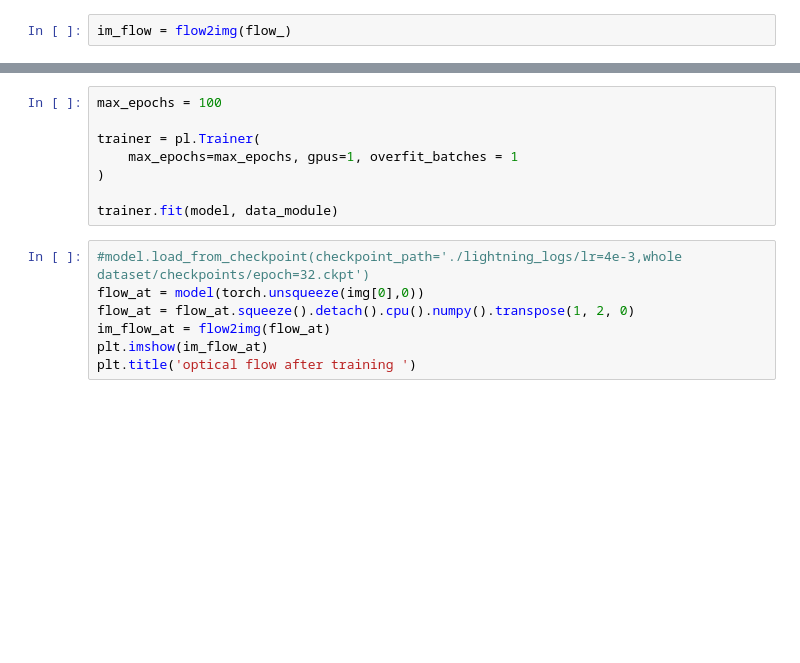
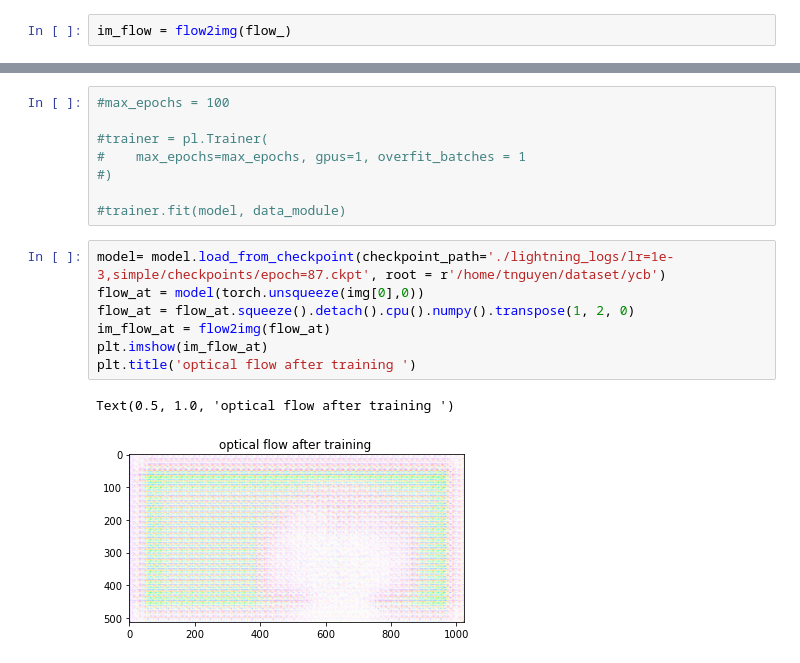
Before and after one commit to dongliangcao/OCFlow, a Jupyter notebook: Model_Test.ipynb, the cells around one changed output, grey strips where cells are left out. Saved outputs shown, nothing was run; the diff lists cells and outputs as text; blank space fills up the shorter version.

Commit message:
Add visualization of flow training in notebook Model_Test

```diff
--- a/Model_Test.ipynb
+++ b/Model_Test.ipynb
@@ -61,15 +68,18 @@ plt.title('optical flow')
 # %%
-max_epochs = 100
+#max_epochs = 100
 
-trainer = pl.Trainer(
-    max_epochs=max_epochs, gpus=1, overfit_batches = 1
-)
+#trainer = pl.Trainer(
+#    max_epochs=max_epochs, gpus=1, overfit_batches = 1
+#)
 
-trainer.fit(model, data_module)
+#trainer.fit(model, data_module)
 # %%
-#model.load_from_checkpoint(checkpoint_path='./lightning_logs/lr=4e-3,whole dataset/checkpoints/epoch=32.ckpt')
+model= model.load_from_checkpoint(checkpoint_path='./lightning_logs/lr=1e-3,simple/checkpoints/epoch=87.ckpt', root = r'/home/tnguyen/dataset/ycb')
 flow_at = model(torch.unsqueeze(img[0],0))
 flow_at = flow_at.squeeze().detach().cpu().numpy().transpose(1, 2, 0)
 im_flow_at = flow2img(flow_at)
 plt.imshow(im_flow_at)
 plt.title('optical flow after training ')
+# %% [output]
+Text(0.5, 1.0, 'optical flow after training ')
+[figure, added]
```
Also changed, not shown: parts of 3 cells of this notebook, 1 other file.
